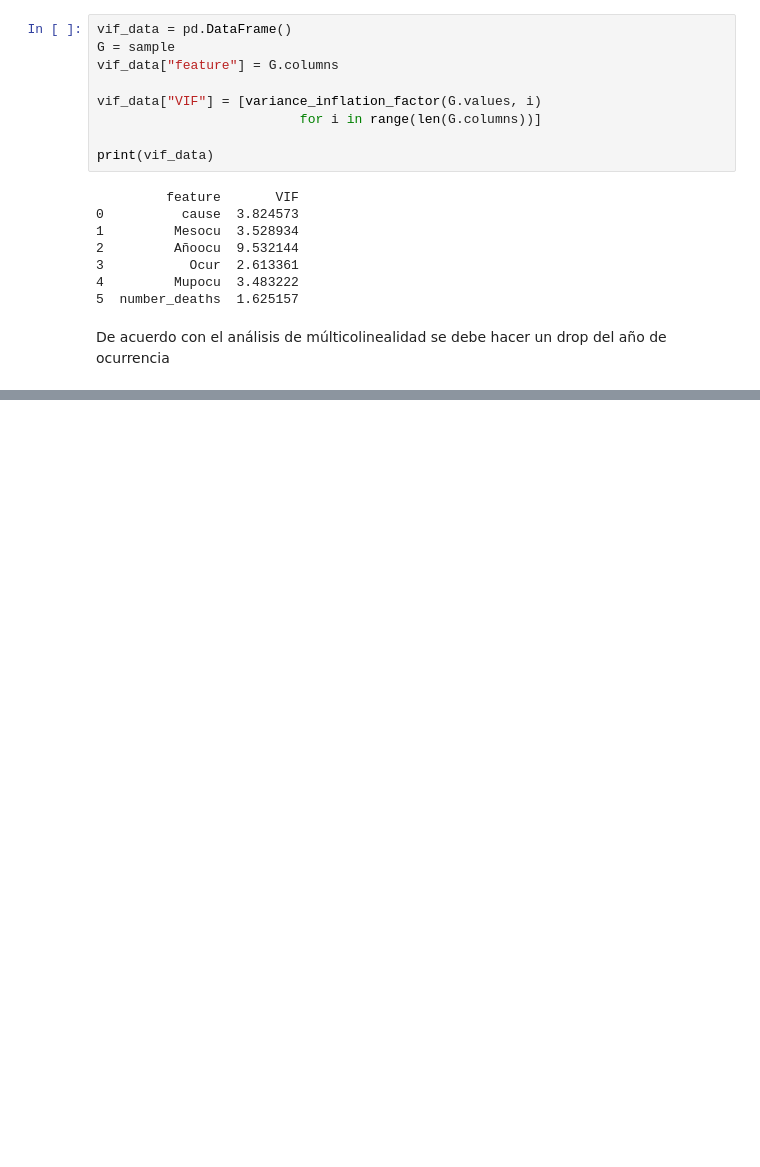
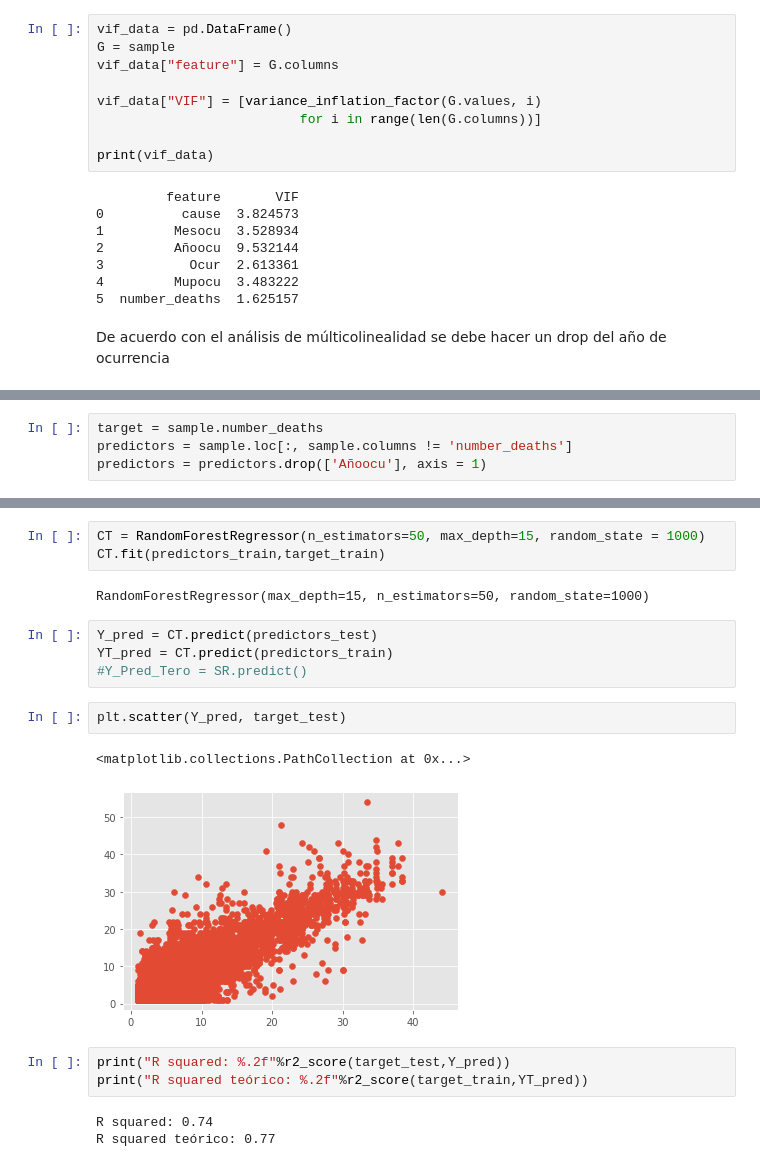
Before and after one commit to Orlando19943/Proyecto1-DM, a Jupyter notebook: predictions.ipynb, the cells around one changed output, grey strips where cells are left out. Saved outputs shown, nothing was run; the diff lists cells and outputs as text; blank space fills up the shorter version.

```diff
--- a/predictions.ipynb
+++ b/predictions.ipynb
@@ -251,2 +278,6 @@ Predictors = G
+# %%
+target = sample.number_deaths
+predictors = sample.loc[:, sample.columns != 'number_deaths']
+predictors = predictors.drop(['Añoocu'], axis = 1)
 # %%
 predictors_train, predictors_test, target_train, target_test = train_test_split(predictors, target, test_size=0.3, stratify=predictors['cause'])
@@ -252,0 +300,20 @@ predictors_train, predictors_test, target_train, target_test = train_test_split(
+# %%
+CT = RandomForestRegressor(n_estimators=50, max_depth=15, random_state = 1000)
+CT.fit(predictors_train,target_train)
+# %% [output]
+RandomForestRegressor(max_depth=15, n_estimators=50, random_state=1000)
+# %%
+Y_pred = CT.predict(predictors_test)
+YT_pred = CT.predict(predictors_train)
+#Y_Pred_Tero = SR.predict()
+# %%
+plt.scatter(Y_pred, target_test)
+# %% [output]
+<matplotlib.collections.PathCollection at 0x...>
+[figure, added]
+# %%
+print("R squared: %.2f"%r2_score(target_test,Y_pred))
+print("R squared teórico: %.2f"%r2_score(target_train,YT_pred))
+# %% [output]
+R squared: 0.74
+R squared teórico: 0.77
```
Also changed, not shown: parts of 12 cells of this notebook.
